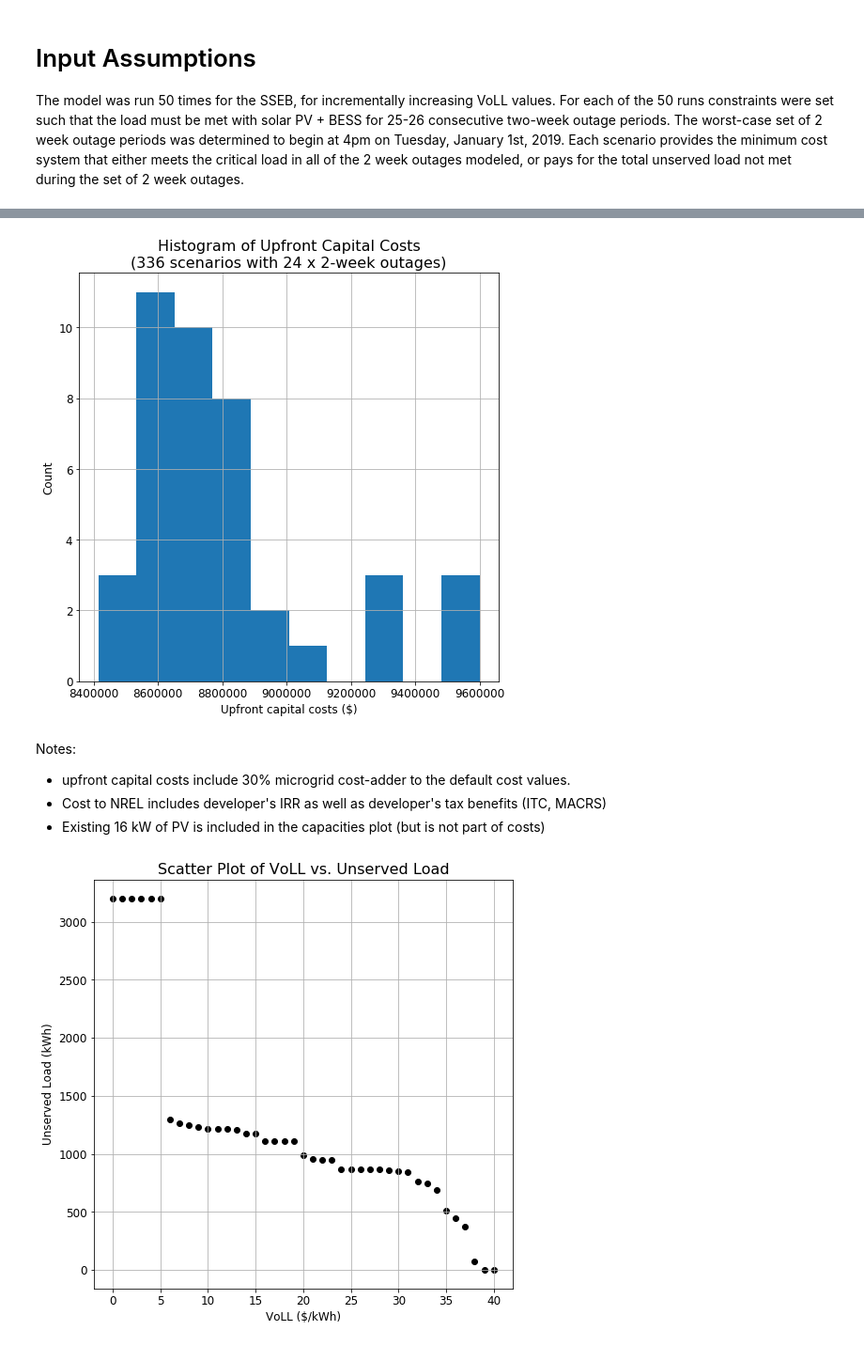
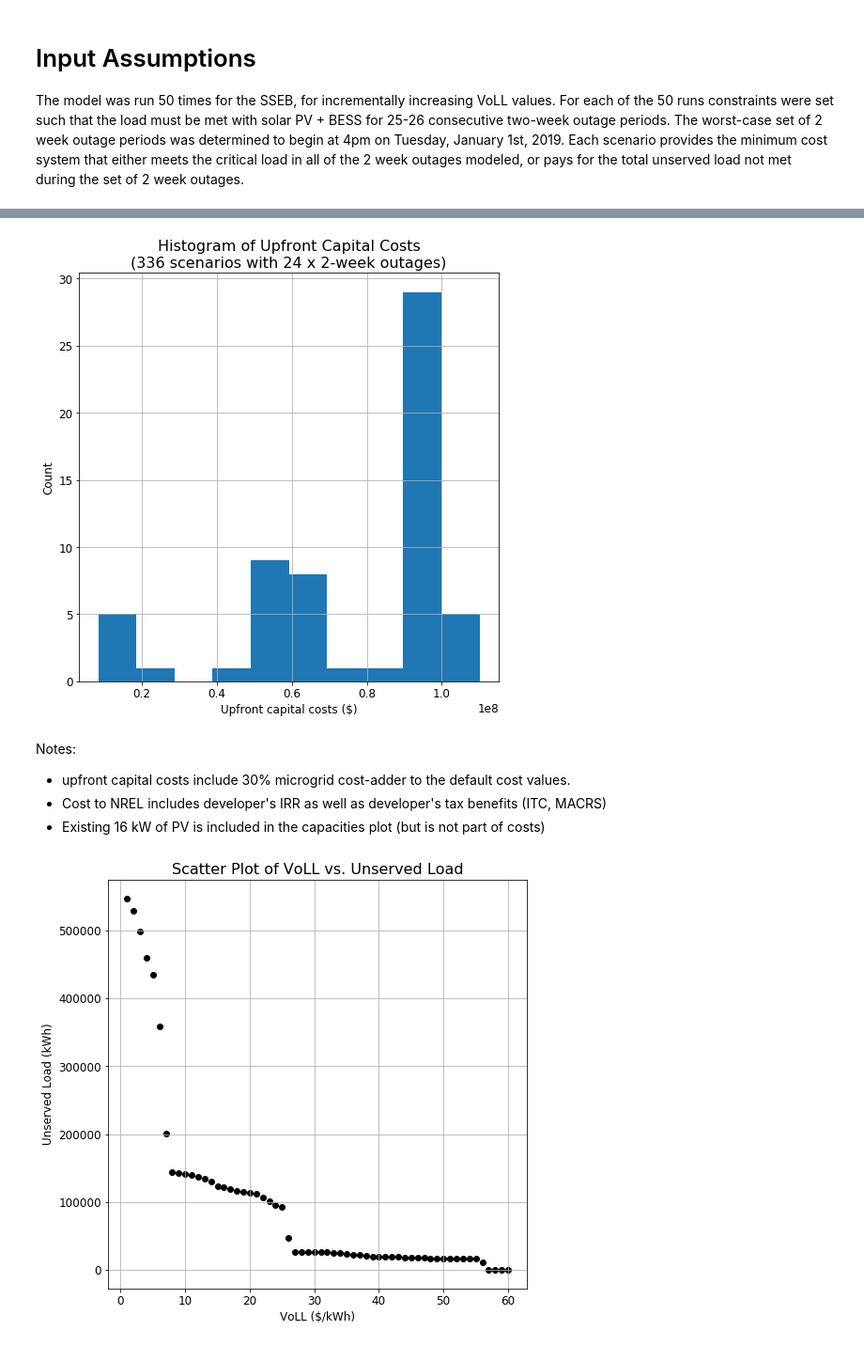
Before and after one commit to jwchang2/REoptLite, a Jupyter notebook: plot_outage_results.ipynb, the cells around one changed output, grey strips where cells are left out. Shown at 94% size. Drawn from its saved outputs; the diff is of its cells as text; code cells hidden in the pictures.

```diff
--- a/plot_outage_results.ipynb
+++ b/plot_outage_results.ipynb
@@ -24,8 +24,11 @@ The model was run 50 times for the SSEB, for incrementally increasing VoLL value
 pv_cost_per_kw = 1600
 batt_cost_per_kw = 840
 batt_cost_per_kwh = 420
-VoLL = [0,1,2,3,4,5,6,7,8,9,10,11,12,13,14,15,16,17,18,19,20,
+VoLL_sseb = [0,1,2,3,4,5,6,7,8,9,10,11,12,13,14,15,16,17,18,19,20,
        21,22,23,24,25,26,27,28,29,30,31,32,33,34,35,36,37,38,39,40]
+
+VoLL_stm = [1,2,3,4,5,6,7,8,9,10,11,12,13,14,15,16,17,18,19,20,21,22,23,24,25,26,27,28,29,30,
+            31,32,33,34,35,36,37,38,39,40,41,42,43,44,45,46,47,48,49,50,51,52,53,54,55,56,57,58,59,60]
 
 {
   "PV": {
@@ -54,12 +57,12 @@ VoLL = [0,1,2,3,4,5,6,7,8,9,10,11,12,13,14,15,16,17,18,19,20,
   }
 };
 # %%
-results_dir = "sseb_results"
+results_dir = "stm_results"
 bau_results_dir = "bau_results"
-plt_prefix = "sseb"
+plt_prefix = "stm"
 # %%
 results = []
-for j in [f for f in os.listdir(results_dir) if f.startswith("sseb_VoLL")]:
+for j in [f for f in os.listdir(results_dir) if f.startswith("stm_VoLL")]:
     results.append(json.load(open(os.path.join(results_dir, j), 'r')))
 
 pvs_kw = [r["PV_kw"] for r in results]
@@ -91,9 +94,9 @@ for pv,bkw,bkwh in zip(pvs_kw, batt_kws, batt_kwhs):
         (pv*pv_cost_per_kw)
     )
 
-bau_results = []
+bau_sseb_results = []
 for k in [g for g in os.listdir(bau_results_dir) if g.startswith("sseb_BAU")]:
-    bau_results.append(json.load(open(os.path.join(bau_results_dir, k), 'r')))
+    bau_sseb_results.append(json.load(open(os.path.join(bau_results_dir, k), 'r')))
 
 utility_bill_savings = [2396600 - r["year_one_bill"] for r in results]
 # replaced bau year_one_bill manually with 2.3966e6
@@ -169,7 +191,7 @@ plt.title("Histogram of Upfront Capital Costs\n(336 scenarios with 24 x 2-week o
 plt.grid()
 plt.savefig(plt_prefix+"_hist_upfront_costs.pdf", bbox_inches="tight")
 # %% [output]
-[figure, old version]
+[figure, new version]
 # %% [markdown]
 Notes:
 - upfront capital costs include 30% microgrid cost-adder to the default cost values.
@@ -177,13 +199,13 @@ Notes:
 - Existing 16 kW of PV is included in the capacities plot (but is not part of costs)
 # %%
 plt.figure(figsize=(8,8))
-plt.scatter(VoLL, max_unserved_load_remaining, color = 'black', marker ='o')
+plt.scatter(VoLL_stm, max_unserved_load_remaining, color = 'black', marker ='o')
 plt.xlabel("VoLL ($/kWh)", fontsize=12)
 plt.ylabel("Unserved Load (kWh)", fontsize=12)
 plt.title("Scatter Plot of VoLL vs. Unserved Load", fontsize=16)
 plt.grid()
 plt.savefig(plt_prefix+"_VoLL_vs_unserved_load.pdf", bbox_inches="tight")
 # %% [output]
-[figure, old version]
+[figure, new version]
 # %%
 plt.figure(figsize=(8,8))
```
Also changed, not shown: parts of 9 cells of this notebook, 11 other files.
